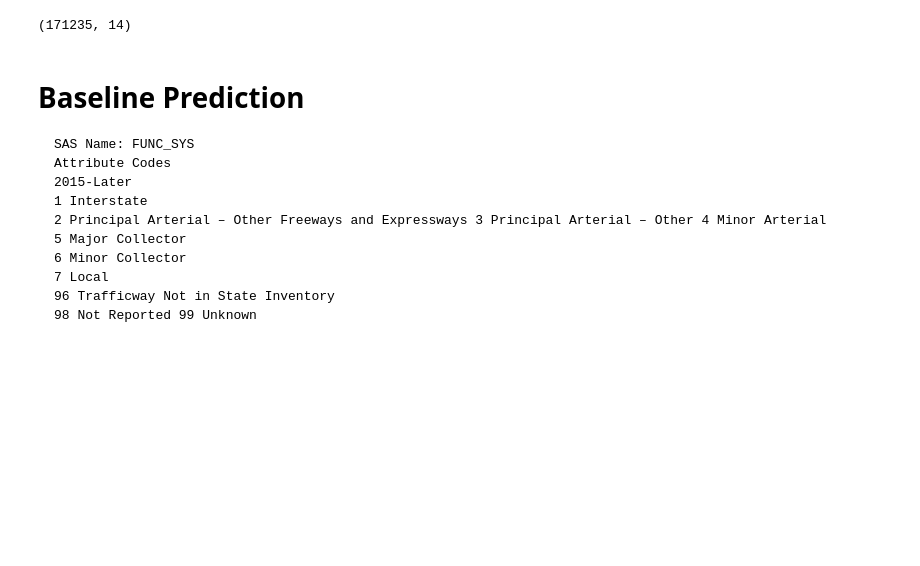
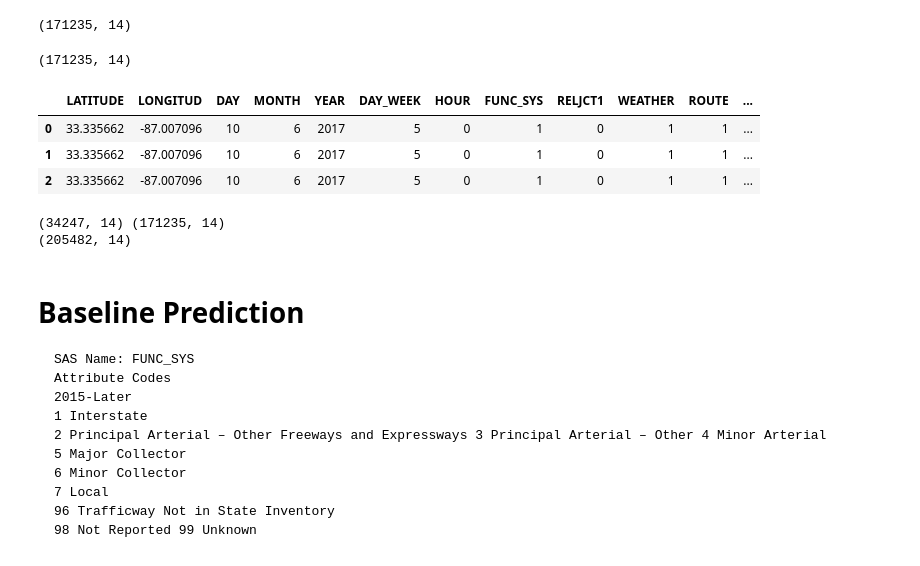
Before and after one commit to Build-Week-Safe-Routes/Data-Science, a Jupyter notebook: notebooks/nov05_eda2017_20190824.ipynb, the cells around one changed output. Drawn from its saved outputs; the diff is of its cells as text; code cells hidden in the pictures; blank space fills up the shorter version.

```diff
--- a/notebooks/nov05_eda2017_20190824.ipynb
+++ b/notebooks/nov05_eda2017_20190824.ipynb
@@ -334,6 +330,25 @@ print(df_noacc.shape)
 path = '/content/drive/My Drive/data/saferoutes/'
 filename = "no_accident_2017.csv"
 df_noacc.to_csv(path+filename, index=False)
+# %%
+path = '/content/drive/My Drive/data/saferoutes/'
+filename = "no_accident_2017.csv"
+df_noacc = pd.read_csv(path+filename)
+print(df_noacc.shape)
+df_noacc.head(3)
+# %% [output]
+(171235, 14)
+|  | LATITUDE | LONGITUD | DAY | MONTH | YEAR | DAY_WEEK | HOUR | FUNC_SYS | RELJCT1 | WEATHER | ROUTE | ... |
+| 0 | 33.335662 | -87.007096 | 10 | 6 | 2017 | 5 | 0 | 1 | 0 | 1 | 1 | ... |
+| 1 | 33.335662 | -87.007096 | 10 | 6 | 2017 | 5 | 0 | 1 | 0 | 1 | 1 | ... |
+| 2 | 33.335662 | -87.007096 | 10 | 6 | 2017 | 5 | 0 | 1 | 0 | 1 | 1 | ... |
+# %%
+alldata = df.append(df_noacc, sort=False, ignore_index=True)
+print(df.shape, df_noacc.shape)
+print(alldata.shape)
+# %% [output]
+(34247, 14) (171235, 14)
+(205482, 14)
 # %% [markdown]
 # Baseline Prediction
 
```
Also changed, not shown: parts of 19 cells of this notebook.
